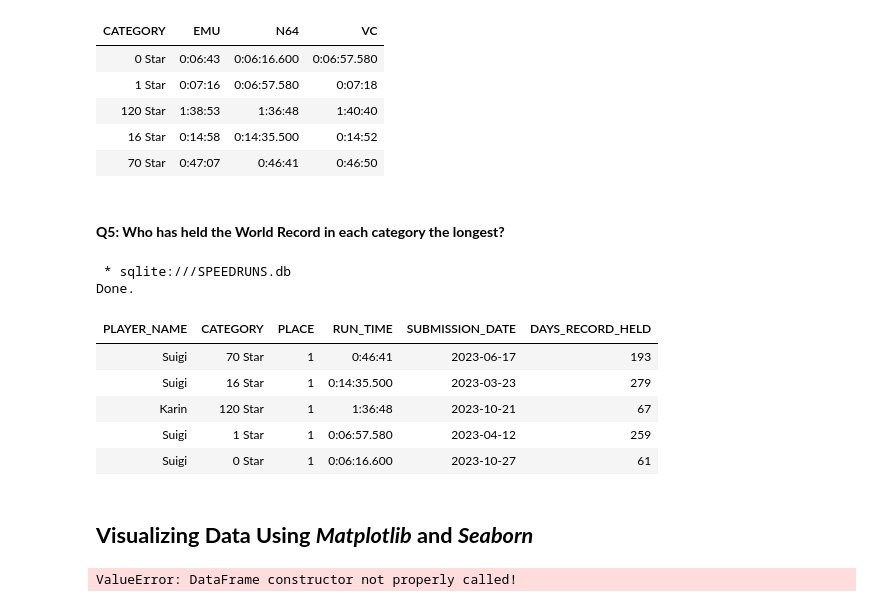
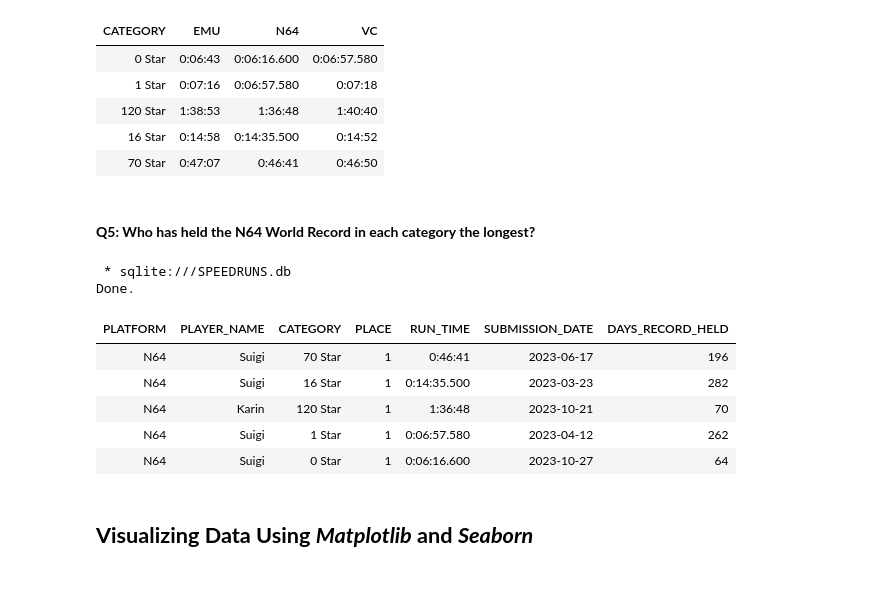
Before and after one commit to ouchmode/SM64-Speedrun-Data, a Jupyter notebook: SM64_Speedruns.ipynb, the cells around one changed output. Drawn from its saved outputs; the diff is of its cells as text; code cells hidden in the pictures.

```diff
--- a/SM64_Speedruns.ipynb
+++ b/SM64_Speedruns.ipynb
@@ -441,60 +441,64 @@ Done.
 | 16 Star | 0:14:58 | 0:14:35.500 | 0:14:52 |
 | 70 Star | 0:47:07 | 0:46:41 | 0:46:50 |
 # %% [markdown]
-#### **Q5: Who has held the World Record in each category the longest?**
+#### **Q5: Who has held the N64 World Record in each category the longest?**
 # %%
 %%sql
 
 /*
      0: Suigi
      1: Suigi
      16: Suigi
      70: Suigi
      120: Karin
 */
 
 SELECT
+    PLATFORM,
     PLAYER_NAME,
     CATEGORY,
     PLACE,
     RUN_TIME,
     SUBMISSION_DATE,
     --Casting the rounded value of the difference between the current date and the submission date to an integer to get a whole number.
     CAST(ROUND(julianday('now') - julianday(SUBMISSION_DATE)) AS INTEGER) AS DAYS_RECORD_HELD
 FROM ALL_CAT_SPEEDRUNS
 GROUP BY CATEGORY
 HAVING PLACE == 1
 ORDER BY CATEGORY DESC;
 # %% [output]
  * sqlite:///SPEEDRUNS.db
 Done.
-| PLAYER_NAME | CATEGORY | PLACE | RUN_TIME | SUBMISSION_DATE | DAYS_RECORD_HELD |
-| Suigi | 70 Star | 1 | 0:46:41 | 2023-06-17 | 193 |
-| Suigi | 16 Star | 1 | 0:14:35.500 | 2023-03-23 | 279 |
-| Karin | 120 Star | 1 | 1:36:48 | 2023-10-21 | 67 |
-| Suigi | 1 Star | 1 | 0:06:57.580 | 2023-04-12 | 259 |
-| Suigi | 0 Star | 1 | 0:06:16.600 | 2023-10-27 | 61 |
+| PLATFORM | PLAYER_NAME | CATEGORY | PLACE | RUN_TIME | SUBMISSION_DATE | DAYS_RECORD_HELD |
+| N64 | Suigi | 70 Star | 1 | 0:46:41 | 2023-06-17 | 196 |
+| N64 | Suigi | 16 Star | 1 | 0:14:35.500 | 2023-03-23 | 282 |
+| N64 | Karin | 120 Star | 1 | 1:36:48 | 2023-10-21 | 70 |
+| N64 | Suigi | 1 Star | 1 | 0:06:57.580 | 2023-04-12 | 262 |
+| N64 | Suigi | 0 Star | 1 | 0:06:16.600 | 2023-10-27 | 64 |
 # %% [markdown]
 ## **Visualizing Data Using *Matplotlib* and *Seaborn***
 # %%
-query = pd.read_sql
-(
-'SELECT \
-    PLAYER_NAME, \
-    CATEGORY, \
-    PLACE, \
-    RUN_TIME, \
-    SUBMISSION_DATE, \
-    CAST(ROUND(julianday() - julianday(SUBMISSION_DATE)) AS INTEGER) AS DAYS_RECORD_HELD \
-FROM ALL_CAT_SPEEDRUNS \
-GROUP BY CATEGORY \
-HAVING PLACE == 1 \
-ORDER BY CATEGORY DESC;'
-, connObj)
+# Without the "AND RUN_TIME == MIN(RUN_TIME)" then the PLAYER_NAME is inaccurate because there can be
 
-df = pd.DataFrame(data=query)
+query = pd.read_sql(
+    '''
+    SELECT
+        PLATFORM,
+        PLAYER_NAME,
+        CATEGORY,
+        PLACE,
+        RUN_TIME,
+        MAX(SUBMISSION_DATE) AS SUBMISSION_DATE,
+        CAST(ROUND(julianday() - julianday(SUBMISSION_DATE)) AS INTEGER) AS DAYS_RECORD_HELD
+    FROM ALL_CAT_SPEEDRUNS
+    GROUP BY CATEGORY
+    HAVING MIN(PLACE) == 1
+    ORDER BY CATEGORY DESC;
+    ''',
+    connObj
+)
+
+df = pd.DataFrame(query)
-# %% [output]
-ValueError: DataFrame constructor not properly called!
 # %%
 df
 # %% [output]
```
Also changed, not shown: parts of 2 cells of this notebook.
